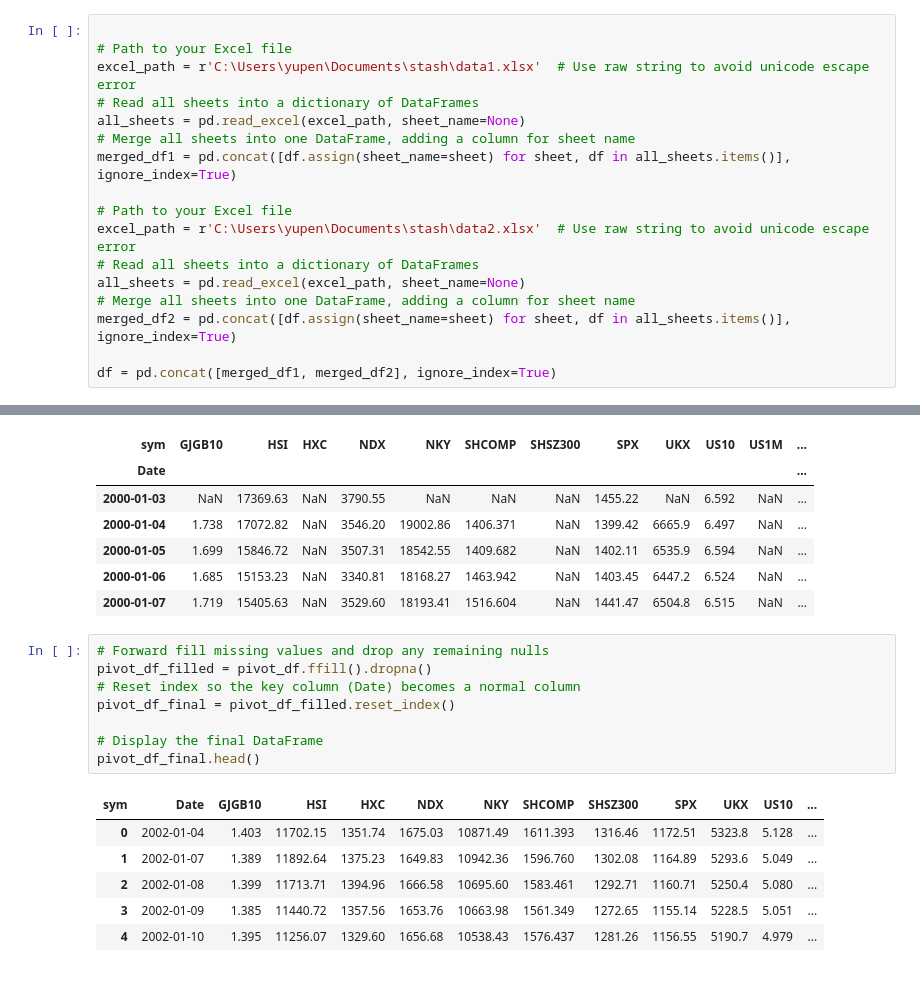
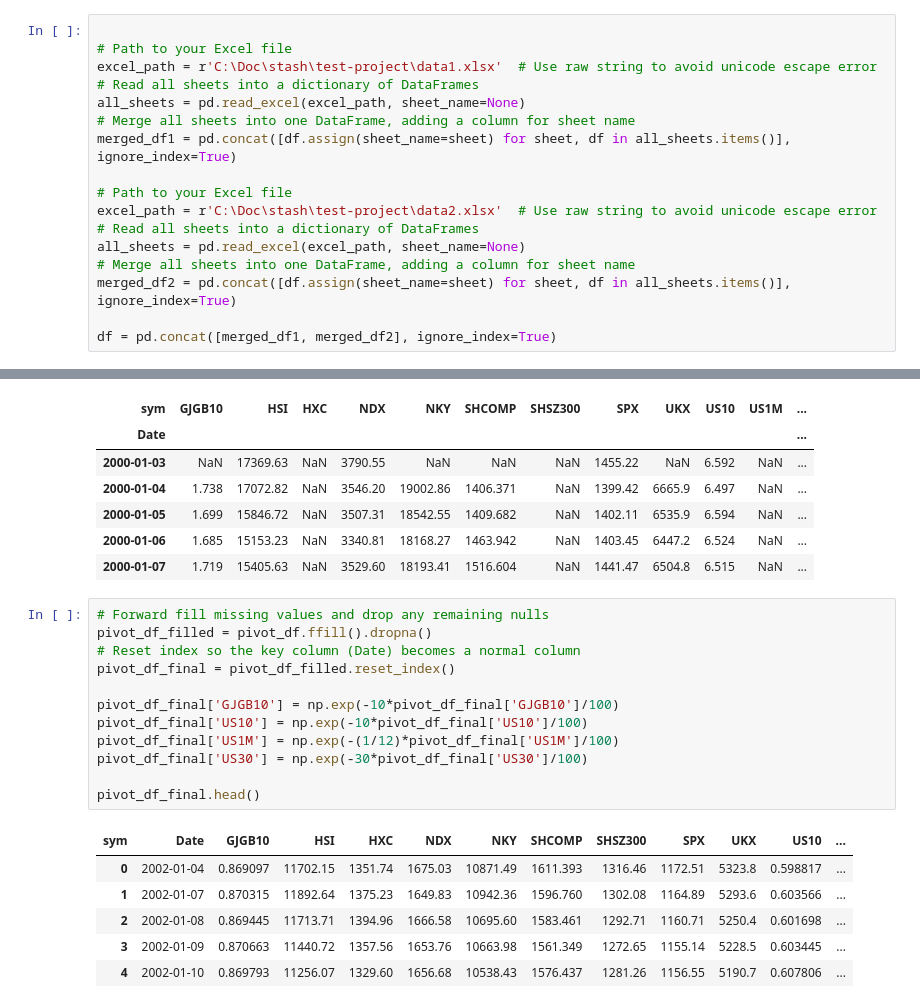
Before and after one commit to yupeng-jiang/test-project, a Jupyter notebook: test.ipynb, the cells around one changed output, grey strips where cells are left out. Saved outputs shown, nothing was run; the diff lists cells and outputs as text.

Commit message:
pca test

```diff
--- a/test.ipynb
+++ b/test.ipynb
@@ -4,14 +4,14 @@ import numpy as np
 # %%
 
 # Path to your Excel file
-excel_path = r'C:\Users\yupen\Documents\stash\data1.xlsx'  # Use raw string to avoid unicode escape error
+excel_path = r'C:\Doc\stash\test-project\data1.xlsx'  # Use raw string to avoid unicode escape error
 # Read all sheets into a dictionary of DataFrames
 all_sheets = pd.read_excel(excel_path, sheet_name=None)
 # Merge all sheets into one DataFrame, adding a column for sheet name
 merged_df1 = pd.concat([df.assign(sheet_name=sheet) for sheet, df in all_sheets.items()], ignore_index=True)
 
 # Path to your Excel file
-excel_path = r'C:\Users\yupen\Documents\stash\data2.xlsx'  # Use raw string to avoid unicode escape error
+excel_path = r'C:\Doc\stash\test-project\data2.xlsx'  # Use raw string to avoid unicode escape error
 # Read all sheets into a dictionary of DataFrames
 all_sheets = pd.read_excel(excel_path, sheet_name=None)
 # Merge all sheets into one DataFrame, adding a column for sheet name
@@ -59,16 +59,20 @@ pivot_df.head()
 # %%
 # Forward fill missing values and drop any remaining nulls
 pivot_df_filled = pivot_df.ffill().dropna()
 # Reset index so the key column (Date) becomes a normal column
 pivot_df_final = pivot_df_filled.reset_index()
 
-# Display the final DataFrame
+pivot_df_final['GJGB10'] = np.exp(-10*pivot_df_final['GJGB10']/100)
+pivot_df_final['US10'] = np.exp(-10*pivot_df_final['US10']/100)
+pivot_df_final['US1M'] = np.exp(-(1/12)*pivot_df_final['US1M']/100)
+pivot_df_final['US30'] = np.exp(-30*pivot_df_final['US30']/100)
+
 pivot_df_final.head()
 # %% [output]
 | sym | Date | GJGB10 | HSI | HXC | NDX | NKY | SHCOMP | SHSZ300 | SPX | UKX | US10 | ... |
-| 0 | 2002-01-04 | 1.403 | 11702.15 | 1351.74 | 1675.03 | 10871.49 | 1611.393 | 1316.46 | 1172.51 | 5323.8 | 5.128 | ... |
-| 1 | 2002-01-07 | 1.389 | 11892.64 | 1375.23 | 1649.83 | 10942.36 | 1596.760 | 1302.08 | 1164.89 | 5293.6 | 5.049 | ... |
-| 2 | 2002-01-08 | 1.399 | 11713.71 | 1394.96 | 1666.58 | 10695.60 | 1583.461 | 1292.71 | 1160.71 | 5250.4 | 5.080 | ... |
-| 3 | 2002-01-09 | 1.385 | 11440.72 | 1357.56 | 1653.76 | 10663.98 | 1561.349 | 1272.65 | 1155.14 | 5228.5 | 5.051 | ... |
-| 4 | 2002-01-10 | 1.395 | 11256.07 | 1329.60 | 1656.68 | 10538.43 | 1576.437 | 1281.26 | 1156.55 | 5190.7 | 4.979 | ... |
+| 0 | 2002-01-04 | 0.869097 | 11702.15 | 1351.74 | 1675.03 | 10871.49 | 1611.393 | 1316.46 | 1172.51 | 5323.8 | 0.598817 | ... |
+| 1 | 2002-01-07 | 0.870315 | 11892.64 | 1375.23 | 1649.83 | 10942.36 | 1596.760 | 1302.08 | 1164.89 | 5293.6 | 0.603566 | ... |
+| 2 | 2002-01-08 | 0.869445 | 11713.71 | 1394.96 | 1666.58 | 10695.60 | 1583.461 | 1292.71 | 1160.71 | 5250.4 | 0.601698 | ... |
+| 3 | 2002-01-09 | 0.870663 | 11440.72 | 1357.56 | 1653.76 | 10663.98 | 1561.349 | 1272.65 | 1155.14 | 5228.5 | 0.603445 | ... |
+| 4 | 2002-01-10 | 0.869793 | 11256.07 | 1329.60 | 1656.68 | 10538.43 | 1576.437 | 1281.26 | 1156.55 | 5190.7 | 0.607806 | ... |
 # %%
```
Also changed, not shown: parts of 9 cells of this notebook, 4 other files.
